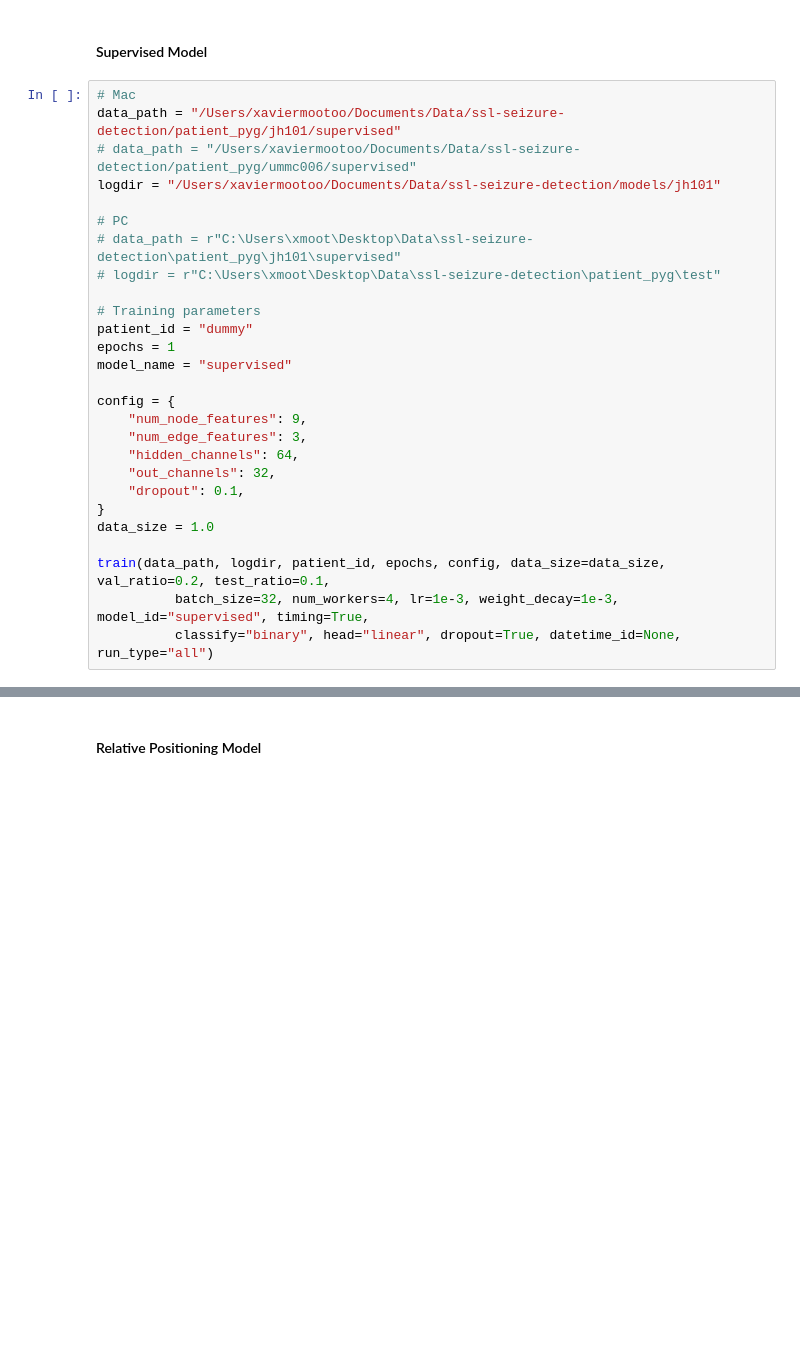
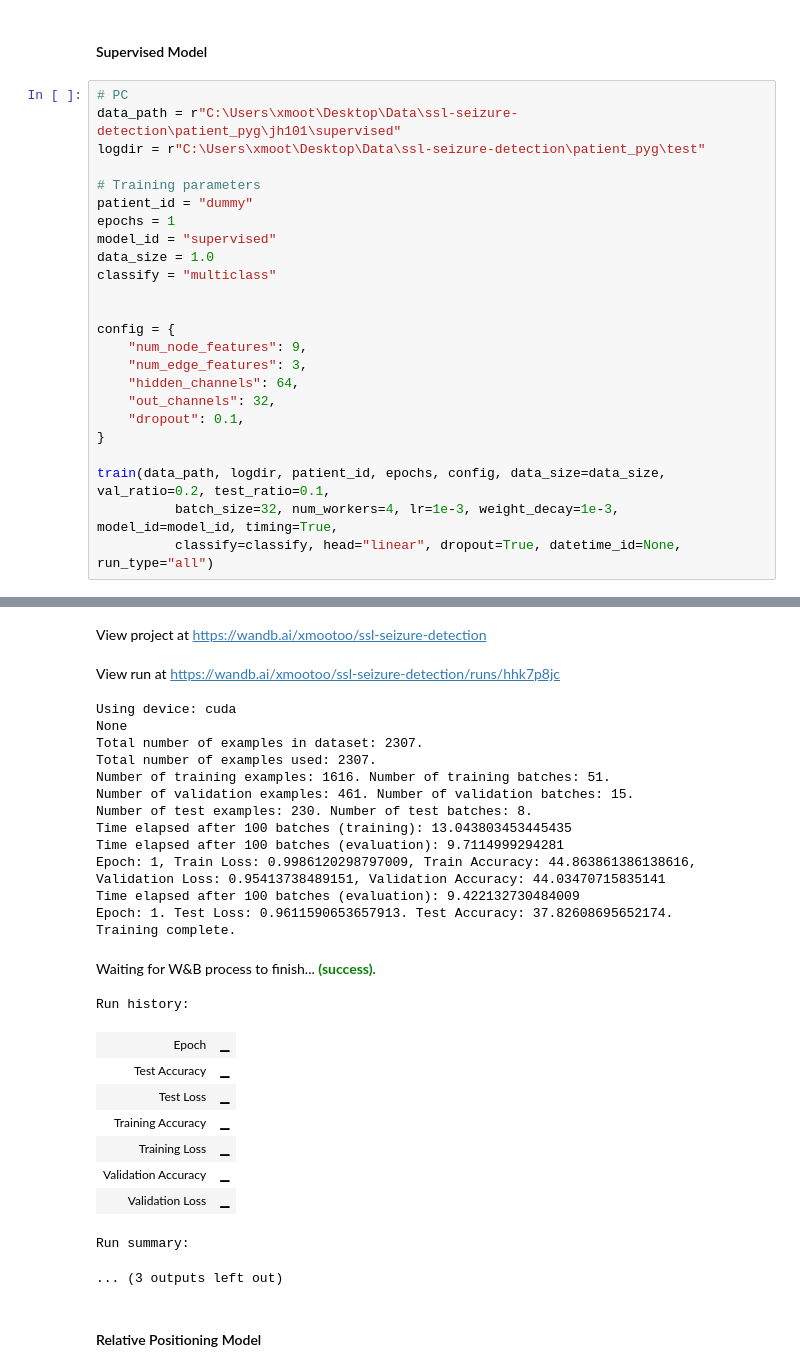
Before and after one commit to xmootoo/ssl-seizure-detection, a Jupyter notebook: notebooks/train.ipynb, the cells around one changed output, grey strips where cells are left out. Saved outputs shown, nothing was run; the diff lists cells and outputs as text; blank space fills up the shorter version.

```diff
--- a/notebooks/train.ipynb
+++ b/notebooks/train.ipynb
@@ -8,19 +7,17 @@ Intel MKL WARNING: Support of Intel(R) Streaming SIMD Extensions 4.2 (Intel(R) S
 # %% [markdown]
 #### Supervised Model
 # %%
-# Mac
-data_path = "/Users/xaviermootoo/Documents/Data/ssl-seizure-detection/patient_pyg/jh101/supervised"
-# data_path = "/Users/xaviermootoo/Documents/Data/ssl-seizure-detection/patient_pyg/ummc006/supervised"
-logdir = "/Users/xaviermootoo/Documents/Data/ssl-seizure-detection/models/jh101"
-
 # PC
-# data_path = r"C:\Users\xmoot\Desktop\Data\ssl-seizure-detection\patient_pyg\jh101\supervised"
-# logdir = r"C:\Users\xmoot\Desktop\Data\ssl-seizure-detection\patient_pyg\test"
+data_path = r"C:\Users\xmoot\Desktop\Data\ssl-seizure-detection\patient_pyg\jh101\supervised"
+logdir = r"C:\Users\xmoot\Desktop\Data\ssl-seizure-detection\patient_pyg\test"
 
 # Training parameters
 patient_id = "dummy"
 epochs = 1
-model_name = "supervised"
+model_id = "supervised"
+data_size = 1.0
+classify = "multiclass"
+
 
 config = {
     "num_node_features": 9,
@@ -29,8 +26,8 @@ config = {
     "out_channels": 32,
     "dropout": 0.1,
 }
-data_size = 1.0
 
 train(data_path, logdir, patient_id, epochs, config, data_size=data_size, val_ratio=0.2, test_ratio=0.1,
-          batch_size=32, num_workers=4, lr=1e-3, weight_decay=1e-3, model_id="supervised", timing=True,
-          classify="binary", head="linear", dropout=True, datetime_id=None, run_type="all")
+          batch_size=32, num_workers=4, lr=1e-3, weight_decay=1e-3, model_id=model_id, timing=True,
+          classify=classify, head="linear", dropout=True, datetime_id=None, run_type="all")
+# %% [output]
@@ -37,3 +40,29 @@ train(data_path, logdir, patient_id, epochs, config, data_size=data_size, val_ra
+View project at https://wandb.ai/xmootoo/ssl-seizure-detection
+View run at https://wandb.ai/xmootoo/ssl-seizure-detection/runs/hhk7p8jc
+Using device: cuda
+None
+Total number of examples in dataset: 2307.
+Total number of examples used: 2307.
+Number of training examples: 1616. Number of training batches: 51.
+Number of validation examples: 461. Number of validation batches: 15.
+Number of test examples: 230. Number of test batches: 8.
+Time elapsed after 100 batches (training): 13.043803453445435
+Time elapsed after 100 batches (evaluation): 9.7114999294281
+Epoch: 1, Train Loss: 0.9986120298797009, Train Accuracy: 44.863861386138616, Validation Loss: 0.95413738489151, Validation Accuracy: 44.03470715835141
+Time elapsed after 100 batches (evaluation): 9.422132730484009
+Epoch: 1. Test Loss: 0.9611590653657913. Test Accuracy: 37.82608695652174.
+Training complete.
+Waiting for W&B process to finish... (success).
+Run history:
+| Epoch | ▁ |
+| Test Accuracy | ▁ |
+| Test Loss | ▁ |
+| Training Accuracy | ▁ |
+| Training Loss | ▁ |
+| Validation Accuracy | ▁ |
+| Validation Loss | ▁ |
+Run summary:
+... (3 outputs left out)
 # %% [markdown]
 #### Relative Positioning Model
 # %%
```
Also changed, not shown: parts of 7 cells of this notebook, 5 other files.
